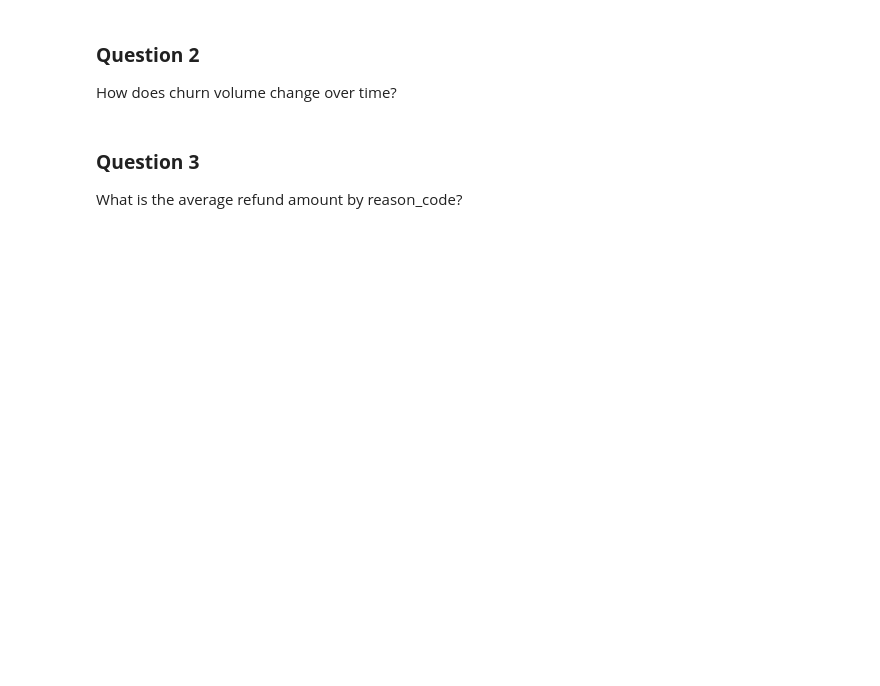
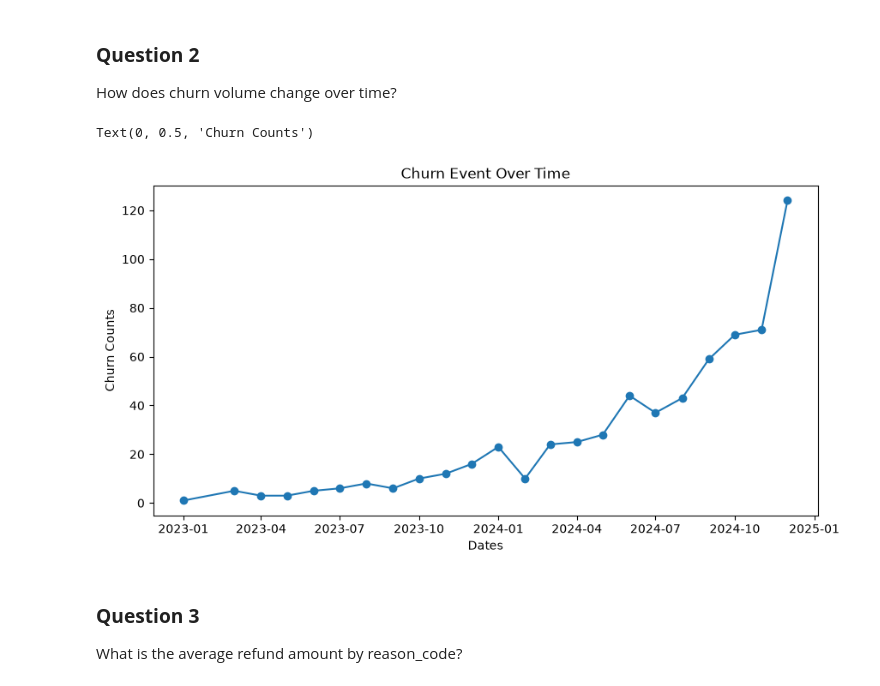
Before and after one commit to UjjwalKarkeyy/Falconstack_SaaS_Growth_Retention, a Jupyter notebook: ETL/etl2_eda.ipynb, the cells around one changed output. Saved outputs shown, nothing was run; the diff lists cells and outputs as text; code cells hidden in the pictures; blank space fills up the shorter version.

```diff
--- a/ETL/etl2_eda.ipynb
+++ b/ETL/etl2_eda.ipynb
@@ -656,6 +703,27 @@ What are the most common churn reasons?
 # %% [markdown]
 ### **Question 2**
 How does churn volume change over time?
+# %%
+churn_events_clean_df['churn_date'] = pd.to_datetime(
+    churn_events_clean_df['churn_date'],
+    format='%d-%m-%Y'
+)
+
+data = churn_events_clean_df[['churn_event_id', 'churn_date']]
+data['churn_mnth'] = (
+    data['churn_date'].dt.to_period('M').dt.to_timestamp()
+)
+
+data = data.groupby('churn_mnth')['churn_event_id'].count()
+
+plt.figure(figsize=(10, 5))
+plt.plot(data.index, data.values, marker='o')
+plt.title('Churn Event Over Time')
+plt.xlabel('Dates')
+plt.ylabel('Churn Counts')
+# %% [output]
+Text(0, 0.5, 'Churn Counts')
+[figure, added]
 # %% [markdown]
 ### **Question 3**
 What is the average refund amount by reason_code?
```
Also changed, not shown: parts of 12 cells of this notebook.
